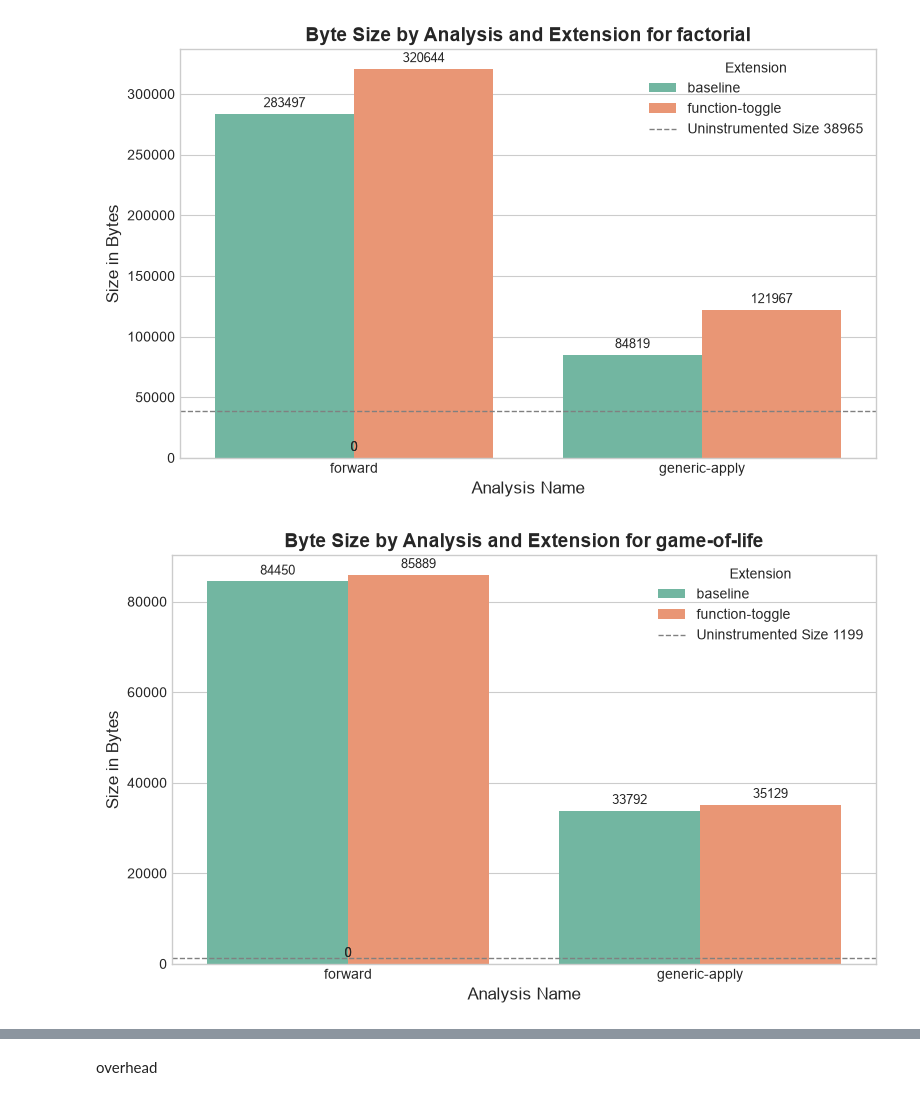
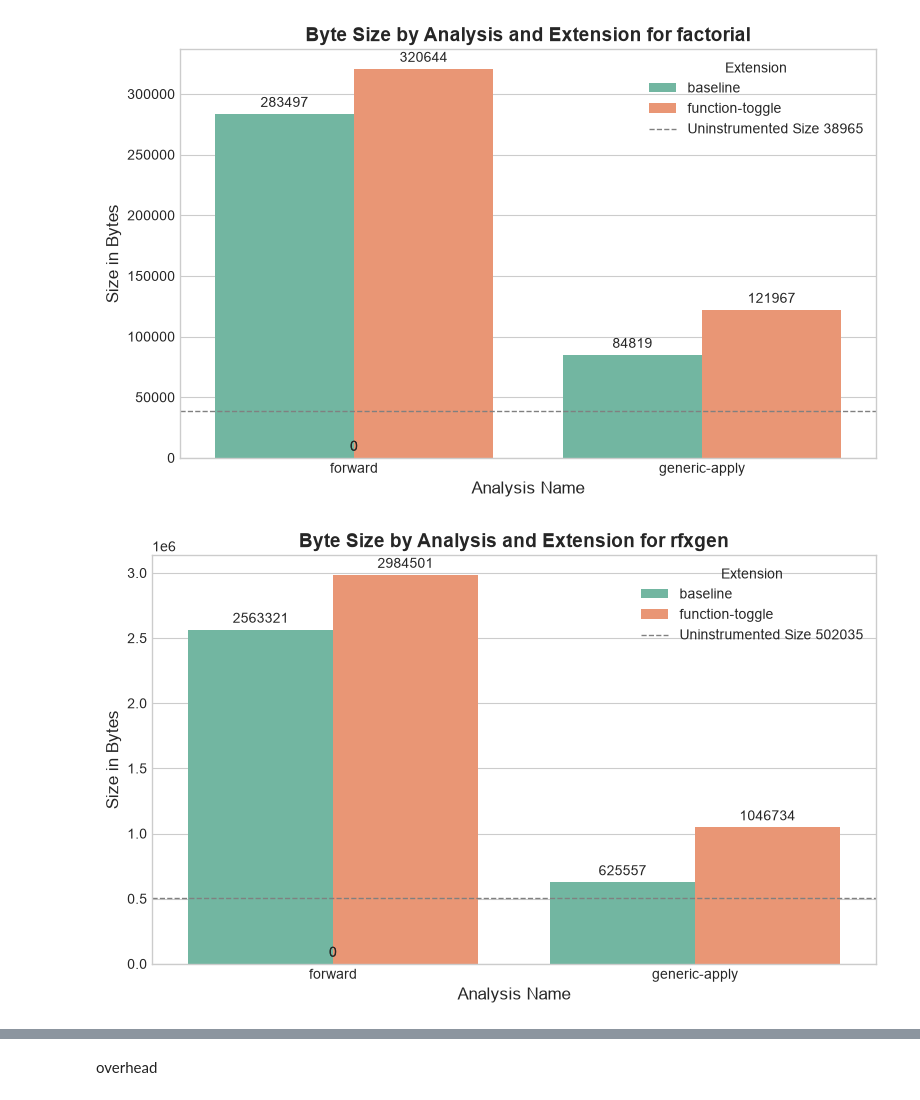
Before and after one commit to CharlesThuys/wastrumentation, a Jupyter notebook: charles-benchmarks/results/process_results/process_results.ipynb, the cells around one changed output, grey strips where cells are left out. Drawn from its saved outputs; the diff is of its cells as text; code cells hidden in the pictures.

```diff
--- a/charles-benchmarks/results/process_results/process_results.ipynb
+++ b/charles-benchmarks/results/process_results/process_results.ipynb
@@ -6,39 +6,38 @@ import pandas as pd
 import seaborn as sns
 import numpy as np
 # %%
-baseline = pd.read_csv("data/desktop-test/baseline_result.csv")
-baseline_size = pd.read_csv("data/desktop-test/baseline_sizes.csv")
-extension = pd.read_csv("data/desktop-test/result.csv")
-extension_size = pd.read_csv("data/desktop-test/sizes.csv")
+current_folder = "1.0002"
+baseline = pd.read_csv(f"data/{current_folder}/baseline_result.csv")
+baseline_size = pd.read_csv(f"data/{current_folder}/baseline_sizes.csv")
+extension = pd.read_csv(f"data/{current_folder}/result.csv")
+extension_size = pd.read_csv(f"data/{current_folder}/sizes.csv")
 baseline_size["extension"] = "baseline"
 extension_size["extension"] = "function-toggle"
 # %%
 sizes = pd.concat([baseline_size, extension_size])
 programs = sizes["program_name"].unique()
 
 for program in programs:
     program_df = sizes[sizes["program_name"] == program]
     uninstrumented = program_df[program_df["instrumentation"] == "uninstrumented"]
     uninstrumented_bytes = uninstrumented["bytes"].iloc[0]
     program_df = program_df[program_df["instrumentation"] != "uninstrumented"]
     plt.figure(figsize=(8, 5))
     plt.style.use('seaborn-v0_8-whitegrid' if 'seaborn-v0_8-whitegrid' in plt.style.available else 'default')
     ax = sns.barplot(data=program_df, x="analysis_name", y="bytes", hue="extension", palette="Set2")
     plt.axhline(uninstrumented_bytes, color='gray', linestyle='--', linewidth=1, label=f'Uninstrumented Size {uninstrumented_bytes}')
     plt.title(f"Byte Size by Analysis and Extension for {program}", fontsize=14, fontweight='bold')
     plt.ylabel("Size in Bytes", fontsize=12)
     plt.xlabel("Analysis Name", fontsize=12)
     plt.legend(title="Extension")
     for bar in ax.patches:
-        ax.annotate(f'{int(bar.get_height())}',
-                    (bar.get_x() + bar.get_width() / 2., bar.get_height()),
-                    ha='center', va='bottom',fontsize=9, xytext=(0, 3),  textcoords='offset points')
+        ax.annotate(f'{int(bar.get_height())}', (bar.get_x() + bar.get_width() / 2., bar.get_height()), xytext=(0,3), textcoords="offset points", ha='center', va='bottom')
     plt.tight_layout()
-    plt.savefig(f'program_size_{program}.png', dpi=300)
+    plt.savefig(f'processed/{current_folder}/program_size_{program}.png', dpi=300)
     plt.show()
 # %% [output]
 [figure]
-[figure, old version]
+[figure, new version]
 # %%
 results = pd.concat([baseline, extension])
 results_wasmtime = results[results["platform"] == "wasmtime"]
```
Also changed, not shown: parts of 2 cells of this notebook, 31 other files.
